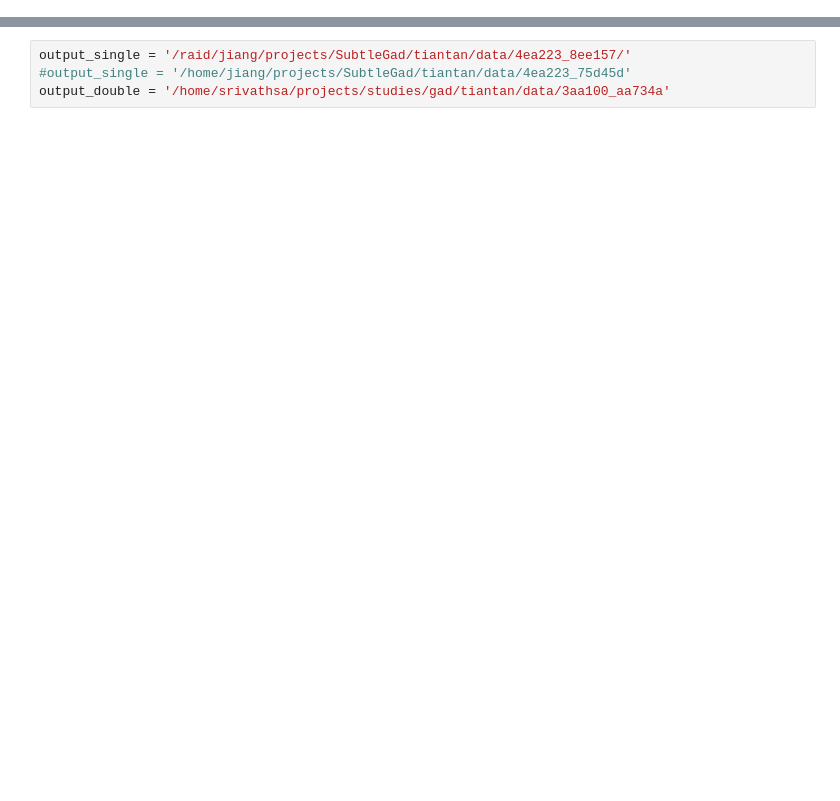
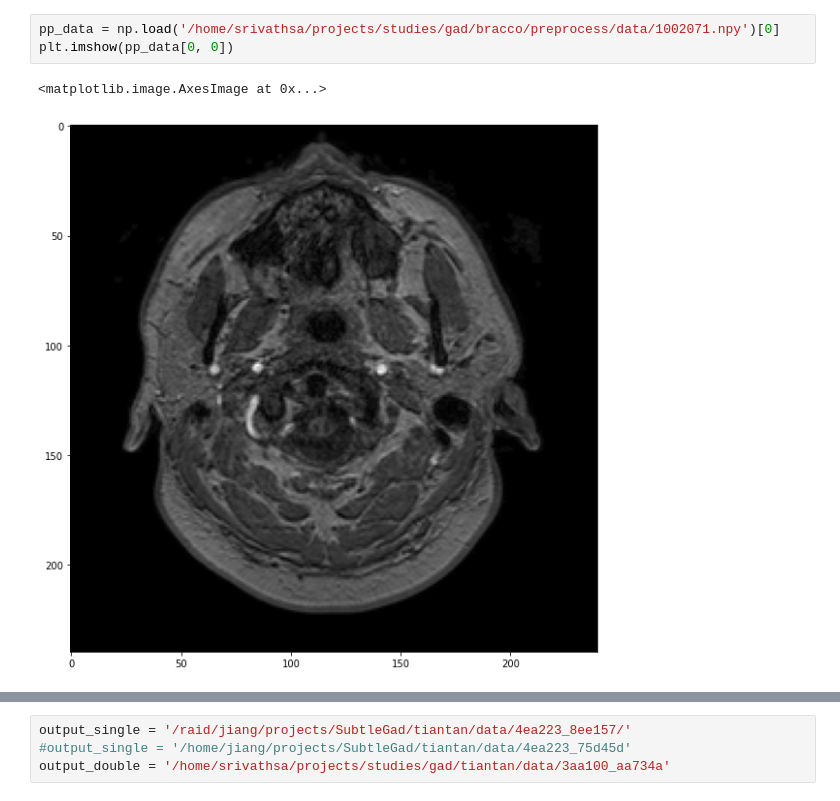
Before and after one commit to subtlemedicalinc/SubtleBoost, a Jupyter notebook: train/notebooks/DICOM Viewer.ipynb, the cells around one changed output, grey strips where cells are left out. Saved outputs shown, nothing was run; the diff lists cells and outputs as text; blank space fills up the shorter version.

```diff
--- a/train/notebooks/DICOM Viewer.ipynb
+++ b/train/notebooks/DICOM Viewer.ipynb
@@ -20,0 +63,6 @@ from subtle.utils.io import load_h5_file
+# %%
+pp_data = np.load('/home/srivathsa/projects/studies/gad/bracco/preprocess/data/1002071.npy')[0]
+plt.imshow(pp_data[0, 0])
+# %% [output]
+<matplotlib.image.AxesImage at 0x...>
+[figure, added]
```
Also changed, not shown: parts of 15 cells of this notebook, 30 other files.
